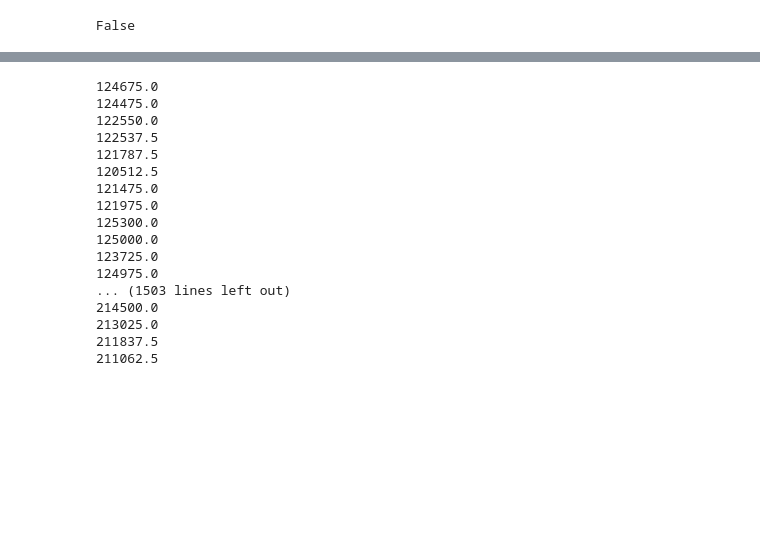
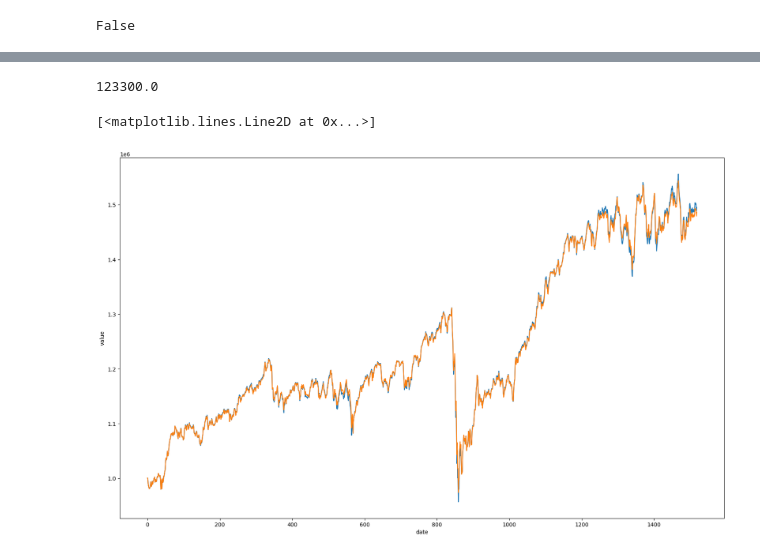
Before and after one commit to 892nske/vaeport, a Jupyter notebook: vae1.ipynb, the cells around one changed output, grey strips where cells are left out. Cells and saved outputs as stored; diff of their text form; code cells hidden in the pictures; blank space fills up the shorter version.

Commit message:
plot

```diff
--- a/vae1.ipynb
+++ b/vae1.ipynb
@@ -50,22 +62,28 @@ vals_rebq = val_noreb
+# %%
+vals_rebq.loc[3].sum()/8
+# %% [output]
+123300.0
 # %%
 for index, row in vals_rebq.iterrows():
-    index
-    # print(row['国内株式'])
+    if fundsdata.loc[index, '日付'] in qdays:
+        vals_rebq.loc[index] = vals_rebq.loc[index].sum()/8
+        nums_rebq.loc[index] = vals_rebq.loc[index]*10000/fundsdata.loc[index,vals_rebq.columns]
+    elif index == 0:
+        nums_rebq.loc[index] = nums_rebq.loc[index]
+        vals_rebq.loc[index] = nums_rebq.loc[index] *fundsdata.loc[index,vals_rebq.columns]/10000
+    else:
+        nums_rebq.loc[index] = nums_rebq.loc[index-1]
+        vals_rebq.loc[index] = nums_rebq.loc[index] *fundsdata.loc[index,vals_rebq.columns]/10000
-# %% [output]
-124675.0
-124475.0
-122550.0
-122537.5
-121787.5
-120512.5
-121475.0
-121975.0
-125300.0
-125000.0
-123725.0
-124975.0
-... (1503 lines left out)
-214500.0
-213025.0
-211837.5
-211062.5
+# %%
+port_rebq = vals_rebq.sum(axis=1)
+# %%
+fig = plt.figure(figsize=(20, 12))
+ax = fig.add_subplot(111, xlabel='date', ylabel='value')
+
+ax.plot(port_noreb)
+ax.plot(port_rebq)
+
+# ax.legend(gs.columns.values[1:],loc='best')
+# %% [output]
+[<matplotlib.lines.Line2D at 0x...>]
+[figure, added]
```
Also changed, not shown: parts of 1 cell of this notebook.
